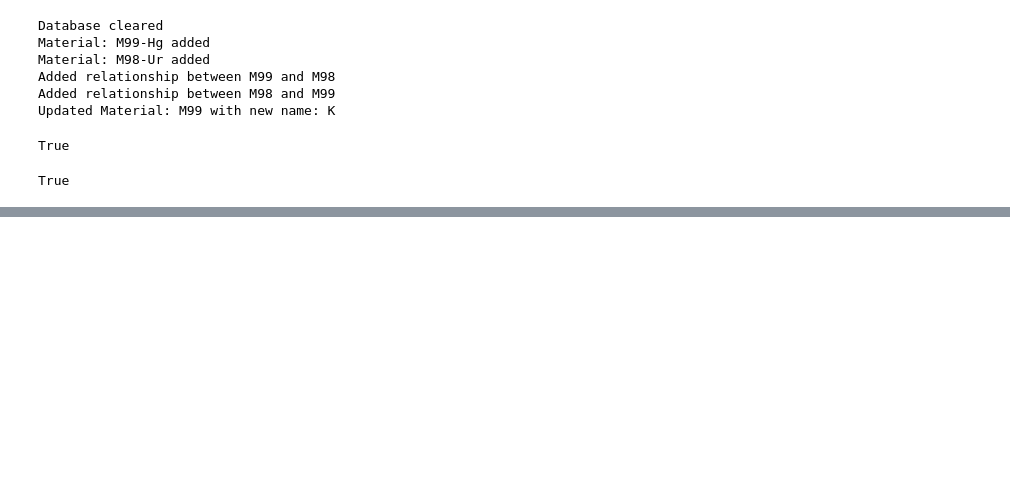
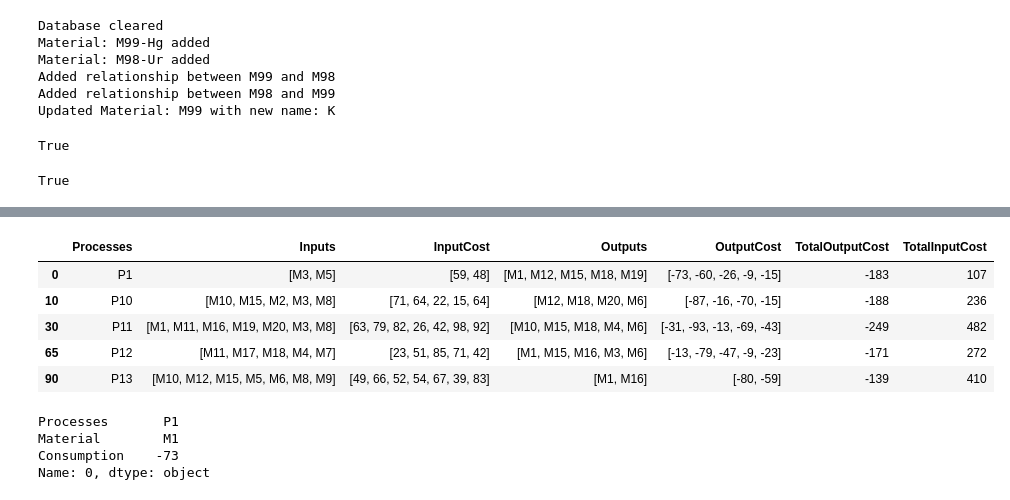
Before and after one commit to walzter/CircularEconomy, a Jupyter notebook: src/db.ipynb, the cells around one changed output, grey strips where cells are left out. Drawn from its saved outputs; the diff is of its cells as text; code cells hidden in the pictures; blank space fills up the shorter version.

```diff
--- a/src/db.ipynb
+++ b/src/db.ipynb
@@ -189,0 +306,33 @@ True
+# %%
+tmp3.head()
+# %% [output]
+|  | Processes | Inputs | InputCost | Outputs | OutputCost | TotalOutputCost | TotalInputCost |
+| 0 | P1 | [M3, M5] | [59, 48] | [M1, M12, M15, M18, M19] | [-73, -60, -26, -9, -15] | -183 | 107 |
+| 10 | P10 | [M10, M15, M2, M3, M8] | [71, 64, 22, 15, 64] | [M12, M18, M20, M6] | [-87, -16, -70, -15] | -188 | 236 |
+| 30 | P11 | [M1, M11, M16, M19, M20, M3, M8] | [63, 79, 82, 26, 42, 98, 92] | [M10, M15, M18, M4, M6] | [-31, -93, -13, -69, -43] | -249 | 482 |
+| 65 | P12 | [M11, M17, M18, M4, M7] | [23, 51, 85, 71, 42] | [M1, M15, M16, M3, M6] | [-13, -79, -47, -9, -23] | -171 | 272 |
+| 90 | P13 | [M10, M12, M15, M5, M6, M8, M9] | [49, 66, 52, 54, 67, 39, 83] | [M1, M16] | [-80, -59] | -139 | 410 |
+# %%
+for row in tmp3.iterrows():
+    ## get the data of the row
+    row=row[1]
+    processes = row['Processes']
+    inputs = row['Inputs'] ## list
+    inputcosts = row['InputCost'] #list
+    outputs = row['Outputs'] #list
+    outputcosts = row['OutputCost'] #list
+    totalinputcost = row['TotalInputCost'] #int
+    totaloutputcost = row['TotalOutputCost'] #int
+    ## create the process payload
+    process_payload = process_payload(uuid=processes,
+                                      name=processes,
+                                      total_input_cost=totalinputcost,
+                                      total_output_cost=totaloutputcost)
+    ## add the process to the database
+    process = add_process(process_payload, verbose=False)
+    ##
+# %% [output]
+Processes       P1
+Material        M1
+Consumption    -73
+Name: 0, dtype: object
```
Also changed, not shown: parts of 18 cells of this notebook, 3 other files.
